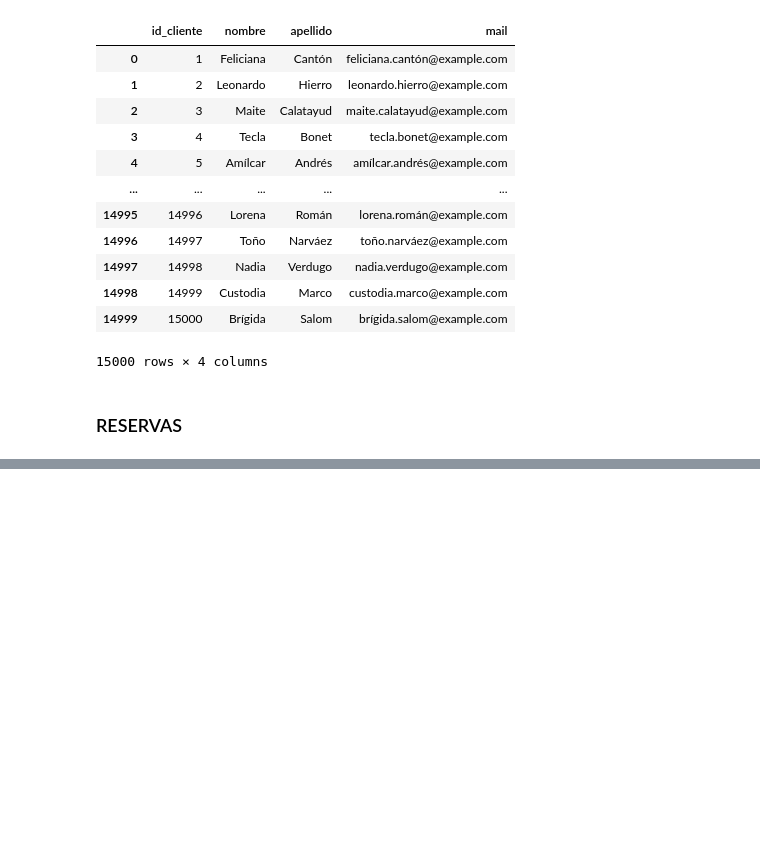
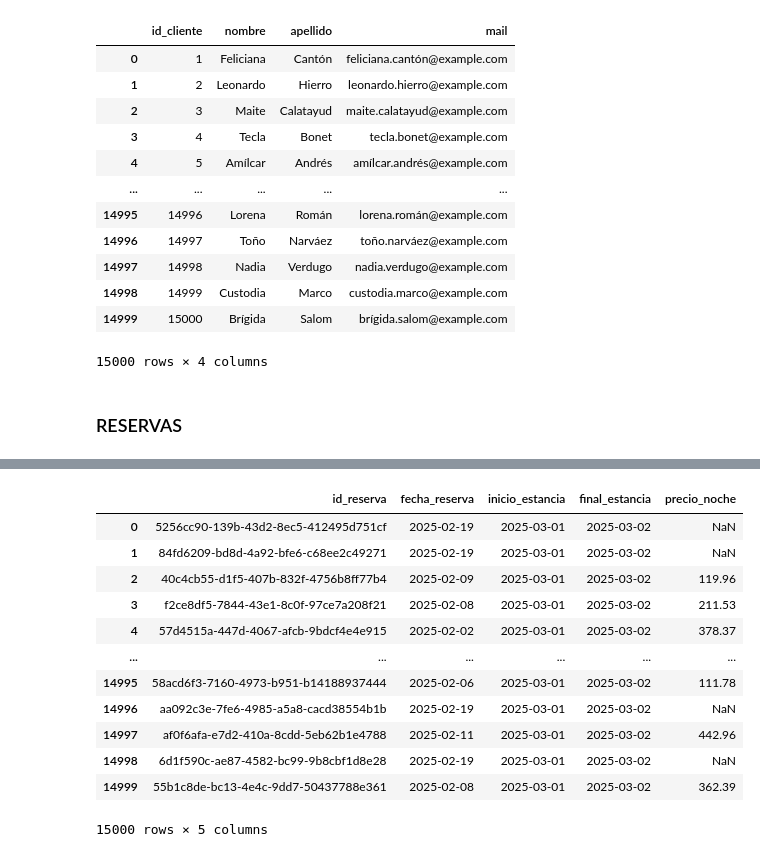
Before and after one commit to Gonzalo8julian/14.PROYECTO_ETL, a Jupyter notebook: jupyters/carga.ipynb, the cells around one changed output, grey strips where cells are left out. Saved outputs shown, nothing was run; the diff lists cells and outputs as text; code cells hidden in the pictures; blank space fills up the shorter version.

```diff
--- a/jupyters/carga.ipynb
+++ b/jupyters/carga.ipynb
@@ -605,0 +558,18 @@ tabla_reservas
+# %%
+#Eliminamos duplicados en la tabla:
+tabla_reservas = tabla_reservas.drop_duplicates()
+tabla_reservas
+# %% [output]
+|  | id_reserva | fecha_reserva | inicio_estancia | final_estancia | precio_noche |
+| 0 | 5256cc90-139b-43d2-8ec5-412495d751cf | 2025-02-19 | 2025-03-01 | 2025-03-02 | NaN |
+| 1 | 84fd6209-bd8d-4a92-bfe6-c68ee2c49271 | 2025-02-19 | 2025-03-01 | 2025-03-02 | NaN |
+| 2 | 40c4cb55-d1f5-407b-832f-4756b8ff77b4 | 2025-02-09 | 2025-03-01 | 2025-03-02 | 119.96 |
+| 3 | f2ce8df5-7844-43e1-8c0f-97ce7a208f21 | 2025-02-08 | 2025-03-01 | 2025-03-02 | 211.53 |
+| 4 | 57d4515a-447d-4067-afcb-9bdcf4e4e915 | 2025-02-02 | 2025-03-01 | 2025-03-02 | 378.37 |
+| ... | ... | ... | ... | ... | ... |
+| 14995 | 58acd6f3-7160-4973-b951-b14188937444 | 2025-02-06 | 2025-03-01 | 2025-03-02 | 111.78 |
+| 14996 | aa092c3e-7fe6-4985-a5a8-cacd38554b1b | 2025-02-19 | 2025-03-01 | 2025-03-02 | NaN |
+| 14997 | af0f6afa-e7d2-410a-8cdd-5eb62b1e4788 | 2025-02-11 | 2025-03-01 | 2025-03-02 | 442.96 |
+| 14998 | 6d1f590c-ae87-4582-bc99-9b8cbf1d8e28 | 2025-02-19 | 2025-03-01 | 2025-03-02 | NaN |
+| 14999 | 55b1c8de-bc13-4e4c-9dd7-50437788e361 | 2025-02-08 | 2025-03-01 | 2025-03-02 | 362.39 |
+15000 rows × 5 columns
```
Also changed, not shown: parts of 20 cells of this notebook, 2 other files.
